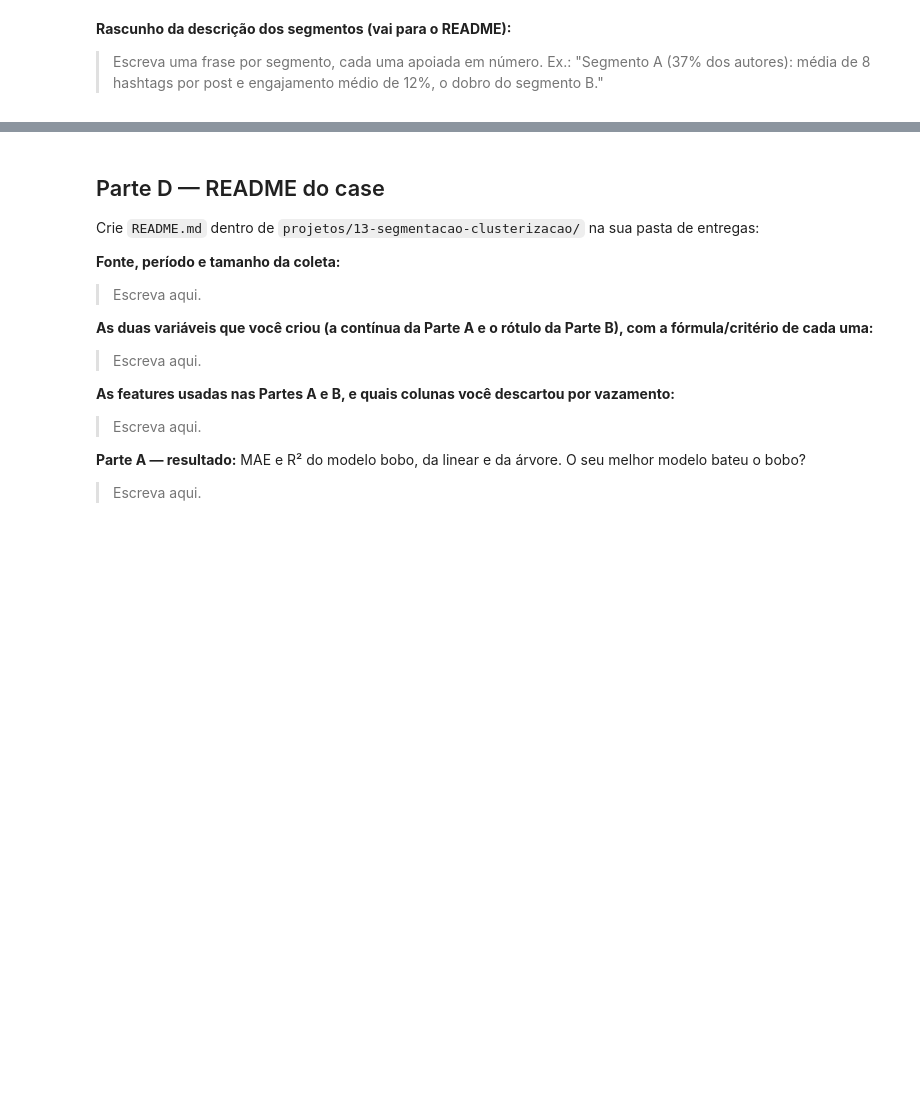
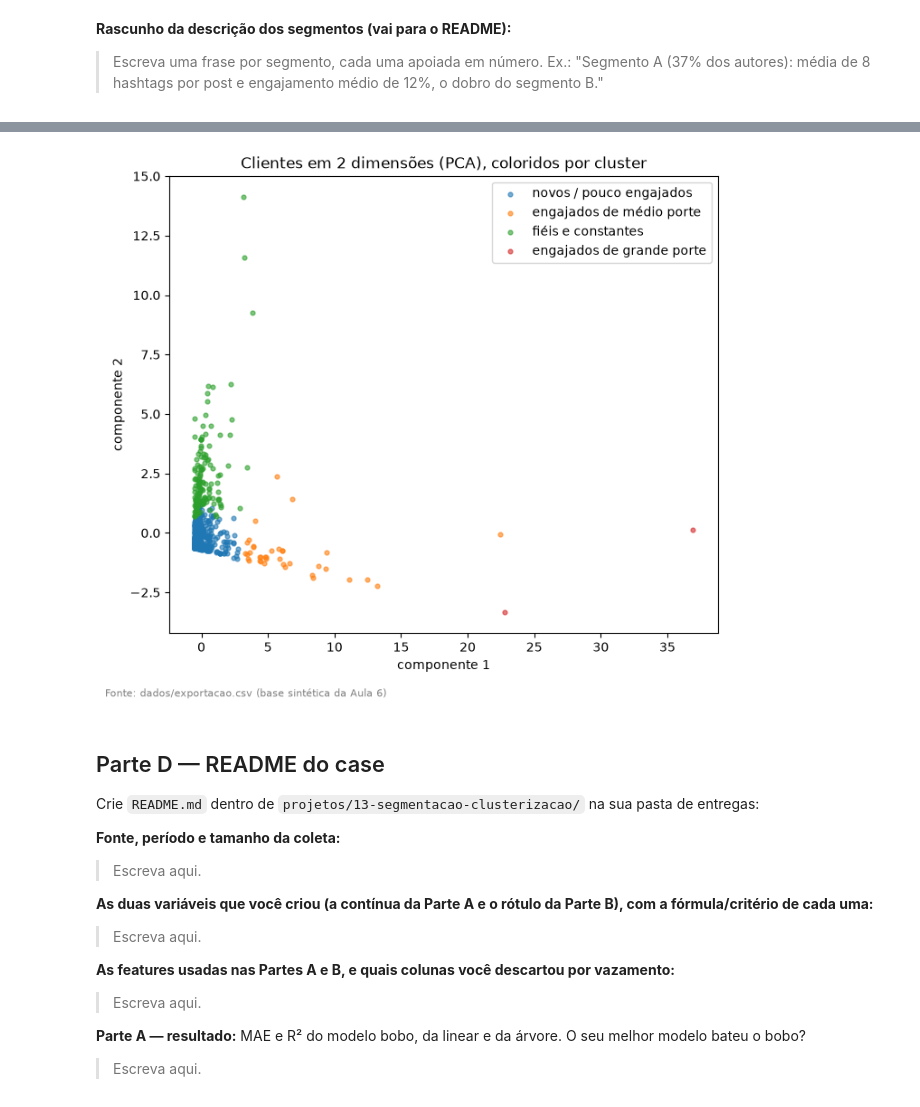
Before and after one commit to juliacereja/extracao-dados-trabalhos-juliacereja, a Jupyter notebook: projetos/13-segmentacao-clusterizacao/exercicios/exercicio-13-segmentacao-clusterizacao.ipynb, the cells around one changed output, grey strips where cells are left out. Saved outputs shown, nothing was run; the diff lists cells and outputs as text; code cells hidden in the pictures; blank space fills up the shorter version.

```diff
--- a/projetos/13-segmentacao-clusterizacao/exercicios/exercicio-13-segmentacao-clusterizacao.ipynb
+++ b/projetos/13-segmentacao-clusterizacao/exercicios/exercicio-13-segmentacao-clusterizacao.ipynb
@@ -231,0 +327,7 @@ from sklearn.metrics import silhouette_score
+# %%
+kmeans = KMeans(n_clusters=4, n_init=10, random_state=42)
+exportacao["cluster"] = kmeans.fit_predict(X_padronizado)
+
+# média de cada coluna, por cluster (nos valores ORIGINAIS, não nos padronizados, para ler melhor)
+perfil = exportacao.groupby("cluster")[colunas_num].mean().round(1)
+perfil
@@ -231,0 +349,19 @@ from sklearn.metrics import silhouette_score
+# %%
+# ajuste este dicionário conforme a leitura da tabela da Seção 6
+nomes = {
+    0: "novos / pouco engajados",
+    1: "engajados de médio porte",
+    2: "fiéis e constantes",
+    3: "engajados de grande porte",
+}
+exportacao["segmento"] = exportacao["cluster"].map(nomes)
+
+exportacao.groupby("segmento").agg(
+    criadores=("id", "count"),
+    comentarios=("comments", "mean"),
+    compartilhamentos=("shares", "mean"),
+    vizualizações=("plays", "mean"),
+    porte_criador=("author_followers", "mean"),
+    popularidade_criador=("author_likes", "mean"),
+    presença_criador=("author_videos", "mean"),
+).round(2)
@@ -232,3 +375,20 @@ from sklearn.metrics import silhouette_score
+# %%
+from sklearn.decomposition import PCA
+
+coords = PCA(n_components=2, random_state=42).fit_transform(X_padronizado)
+
+fig, ax = plt.subplots(figsize=(7, 6))
+for c in sorted(exportacao["cluster"].unique()):
+    massa = exportacao["cluster"] == c
+    ax.scatter(coords[massa, 0], coords[massa, 1], s=12, alpha=0.6, label=nomes[c])
+ax.set_title("Clientes em 2 dimensões (PCA), coloridos por cluster")
+ax.set_xlabel("componente 1"); ax.set_ylabel("componente 2")
+ax.legend()
+fig.text(0.01, -0.02, "Fonte: dados/exportacao.csv (base sintética da Aula 6)", fontsize=8, color="gray")
+fig.tight_layout()
+plt.show()
+# %% [output]
+[figure, added]
 # %% [markdown]
 ## Parte D — README do case
 
```
Also changed, not shown: parts of 9 cells of this notebook.
